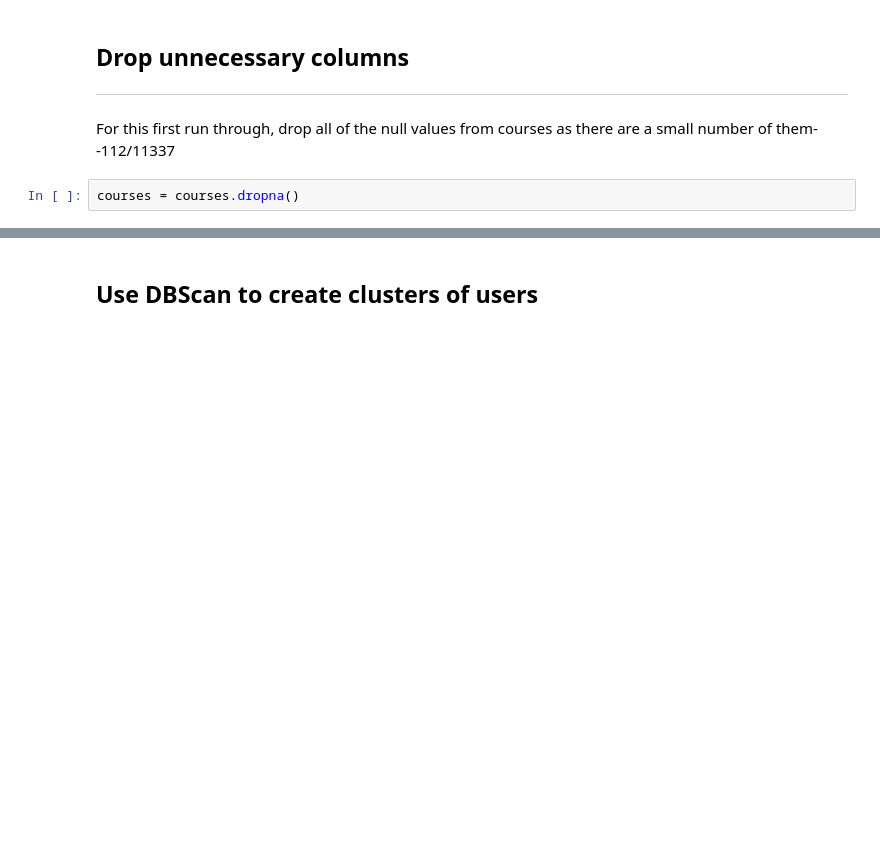
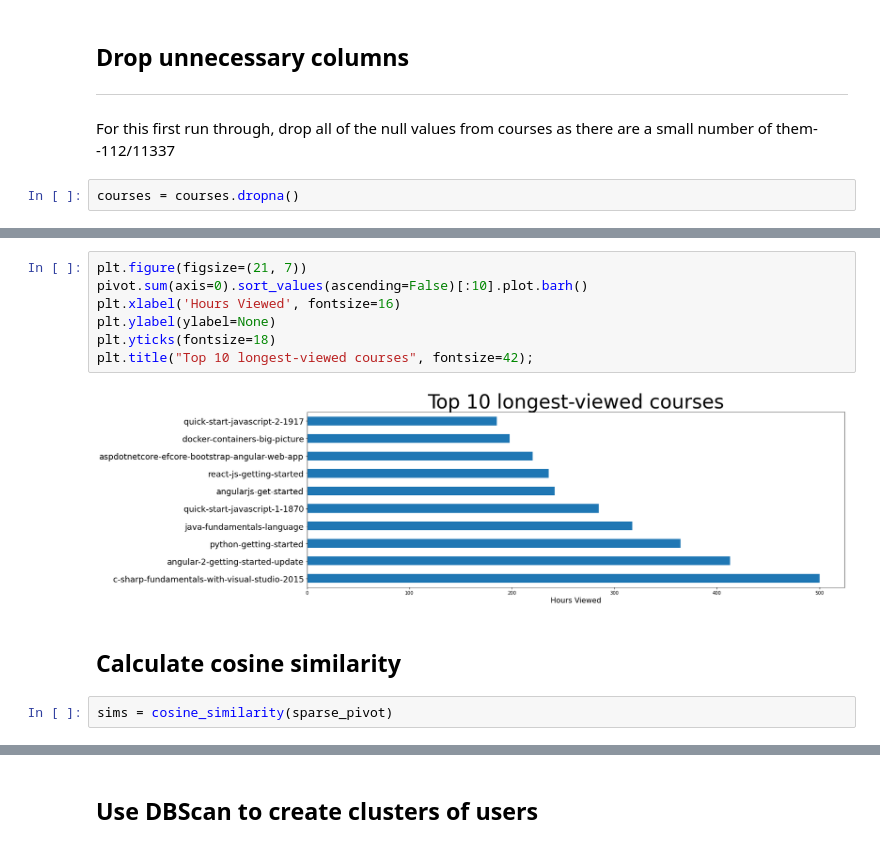
Before and after one commit to MattPat1981/users_api, a Jupyter notebook: code/QuickAndDirtyModel.ipynb, the cells around one changed output, grey strips where cells are left out. Cells and saved outputs as stored; diff of their text form; blank space fills up the shorter version.

```diff
--- a/code/QuickAndDirtyModel.ipynb
+++ b/code/QuickAndDirtyModel.ipynb
@@ -552,0 +123,13 @@ AttributeError: 'SparseArray' object has no attribute 'reshape'
+# %%
+plt.figure(figsize=(21, 7))
+pivot.sum(axis=0).sort_values(ascending=False)[:10].plot.barh()
+plt.xlabel('Hours Viewed', fontsize=16)
+plt.ylabel(ylabel=None)
+plt.yticks(fontsize=18)
+plt.title("Top 10 longest-viewed courses", fontsize=42);
+# %% [output]
+[figure, added]
+# %% [markdown]
+## Calculate cosine similarity
+# %%
+sims = cosine_similarity(sparse_pivot)
```
Also changed, not shown: parts of 95 cells of this notebook, 1 other file.
